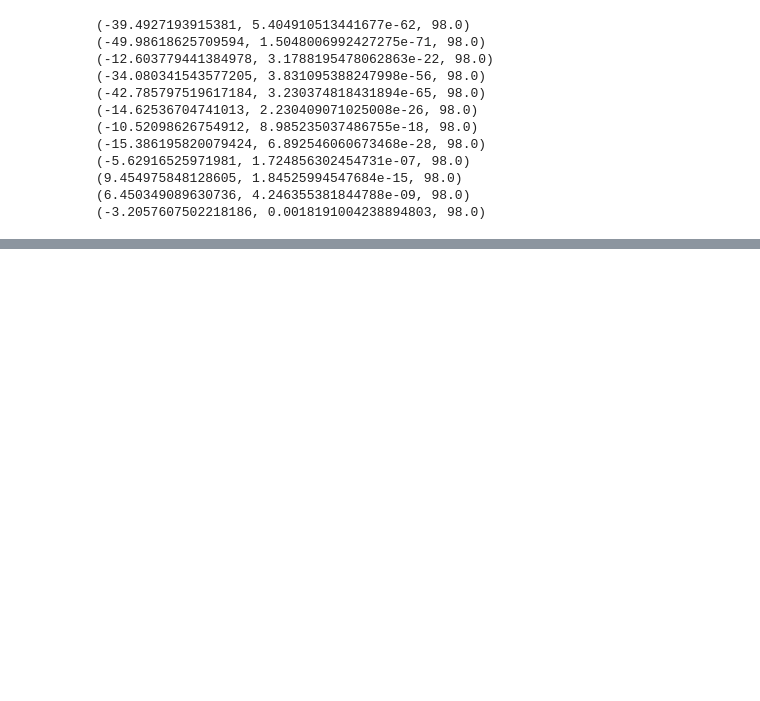
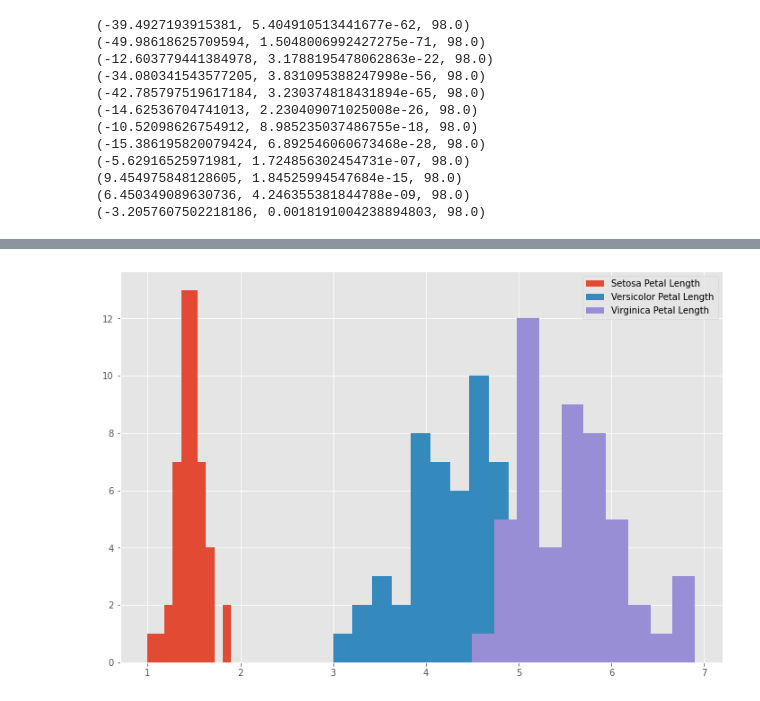
Before and after one commit to KeelyC0d3s/MachineLearningAndStatistics2021, a Jupyter notebook: scipy-stats.ipynb, the cells around one changed output, grey strips where cells are left out. Cells and saved outputs as stored; diff of their text form; code cells hidden in the pictures; blank space fills up the shorter version.

```diff
--- a/scipy-stats.ipynb
+++ b/scipy-stats.ipynb
@@ -76,0 +131,10 @@ print(stats.ttest_ind(r['sepal_width'], a['sepal_width']))
+# %%
+plt.hist(s['petal_length'], label='Setosa Petal Length')
+plt.hist(r['petal_length'], label='Versicolor Petal Length')
+plt.hist(a['petal_length'], label='Virginica Petal Length')
+
+plt.legend()
+
+plt.show()
+# %% [output]
+[figure, added]
```
Also changed, not shown: parts of 36 cells of this notebook.
